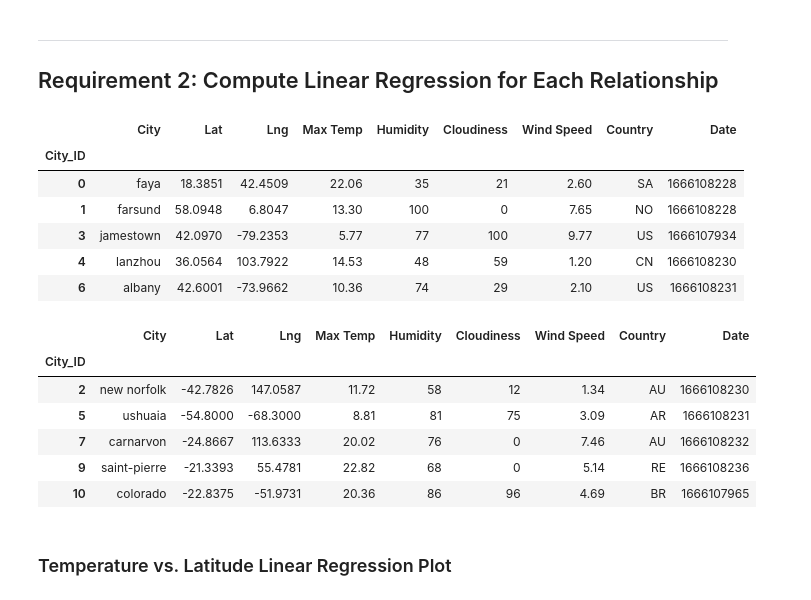
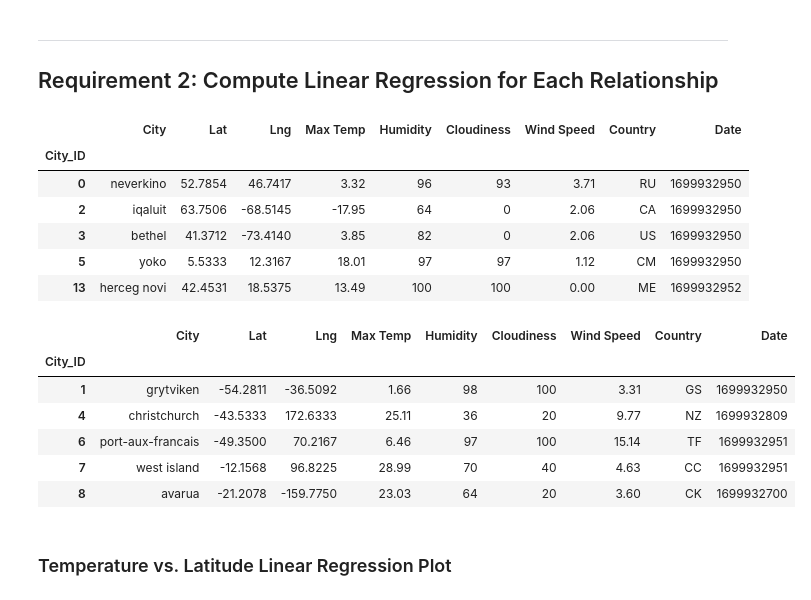
Before and after one commit to NatalieBinder/python-api-challenge, a Jupyter notebook: WeatherPy/Starter_Code/WeatherPy.ipynb, the cells around one changed output. Saved outputs shown, nothing was run; the diff lists cells and outputs as text; code cells hidden in the pictures.

```diff
--- a/WeatherPy/Starter_Code/WeatherPy.ipynb
+++ b/WeatherPy/Starter_Code/WeatherPy.ipynb
@@ -259,30 +289,29 @@ plt.show()
 # %%
 # Create a DataFrame with the Northern Hemisphere data (Latitude >= 0)
-# YOUR CODE HERE
+northern_hemi_df = city_data_df.loc[city_data_df["Lat"] >= 0]
 
 # Display sample data
 northern_hemi_df.head()
 # %% [output]
 |  | City | Lat | Lng | Max Temp | Humidity | Cloudiness | Wind Speed | Country | Date |
 | City_ID |  |  |  |  |  |  |  |  |  |
-| 0 | faya | 18.3851 | 42.4509 | 22.06 | 35 | 21 | 2.60 | SA | 1666108228 |
-| 1 | farsund | 58.0948 | 6.8047 | 13.30 | 100 | 0 | 7.65 | NO | 1666108228 |
-| 3 | jamestown | 42.0970 | -79.2353 | 5.77 | 77 | 100 | 9.77 | US | 1666107934 |
-| 4 | lanzhou | 36.0564 | 103.7922 | 14.53 | 48 | 59 | 1.20 | CN | 1666108230 |
-| 6 | albany | 42.6001 | -73.9662 | 10.36 | 74 | 29 | 2.10 | US | 1666108231 |
+| 0 | neverkino | 52.7854 | 46.7417 | 3.32 | 96 | 93 | 3.71 | RU | 1699932950 |
+| 2 | iqaluit | 63.7506 | -68.5145 | -17.95 | 64 | 0 | 2.06 | CA | 1699932950 |
+| 3 | bethel | 41.3712 | -73.4140 | 3.85 | 82 | 0 | 2.06 | US | 1699932950 |
+| 5 | yoko | 5.5333 | 12.3167 | 18.01 | 97 | 97 | 1.12 | CM | 1699932950 |
+| 13 | herceg novi | 42.4531 | 18.5375 | 13.49 | 100 | 100 | 0.00 | ME | 1699932952 |
 # %%
 # Create a DataFrame with the Southern Hemisphere data (Latitude < 0)
-# YOUR CODE HERE
-
+southern_hemi_df = city_data_df.loc[city_data_df["Lat"] <= 0]
 # Display sample data
 southern_hemi_df.head()
 # %% [output]
 |  | City | Lat | Lng | Max Temp | Humidity | Cloudiness | Wind Speed | Country | Date |
 | City_ID |  |  |  |  |  |  |  |  |  |
-| 2 | new norfolk | -42.7826 | 147.0587 | 11.72 | 58 | 12 | 1.34 | AU | 1666108230 |
-| 5 | ushuaia | -54.8000 | -68.3000 | 8.81 | 81 | 75 | 3.09 | AR | 1666108231 |
-| 7 | carnarvon | -24.8667 | 113.6333 | 20.02 | 76 | 0 | 7.46 | AU | 1666108232 |
-| 9 | saint-pierre | -21.3393 | 55.4781 | 22.82 | 68 | 0 | 5.14 | RE | 1666108236 |
-| 10 | colorado | -22.8375 | -51.9731 | 20.36 | 86 | 96 | 4.69 | BR | 1666107965 |
+| 1 | grytviken | -54.2811 | -36.5092 | 1.66 | 98 | 100 | 3.31 | GS | 1699932950 |
+| 4 | christchurch | -43.5333 | 172.6333 | 25.11 | 36 | 20 | 9.77 | NZ | 1699932809 |
+| 6 | port-aux-francais | -49.3500 | 70.2167 | 6.46 | 97 | 100 | 15.14 | TF | 1699932951 |
+| 7 | west island | -12.1568 | 96.8225 | 28.99 | 70 | 40 | 4.63 | CC | 1699932951 |
+| 8 | avarua | -21.2078 | -159.7750 | 23.03 | 64 | 20 | 3.60 | CK | 1699932700 |
 # %% [markdown]
 ###  Temperature vs. Latitude Linear Regression Plot
```
Also changed, not shown: parts of 36 cells of this notebook, 7 other files.
